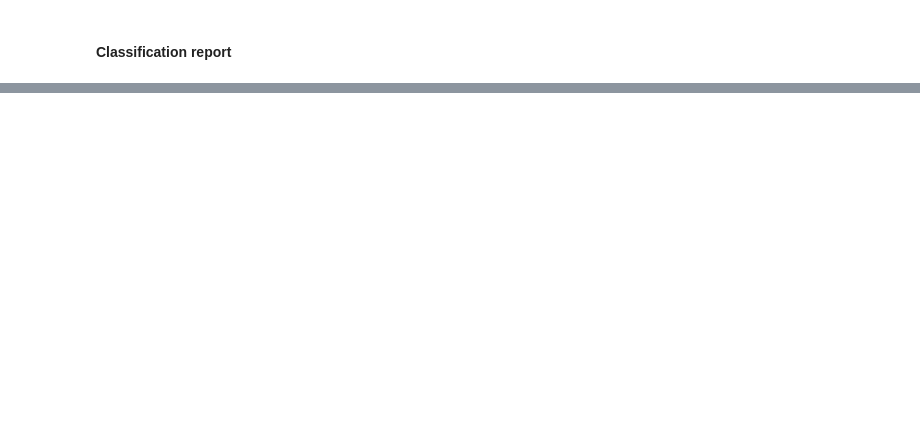
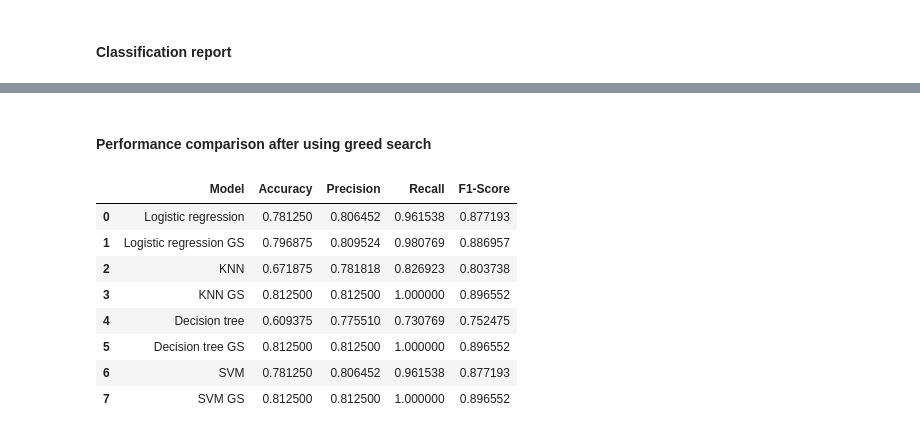
Before and after one commit to dalimvc/Clustering-and-Classification-Models, a Jupyter notebook: DS24-Classification-b21dalmi.ipynb, the cells around one changed output, grey strips where cells are left out. Cells and saved outputs as stored; diff of their text form; code cells hidden in the pictures; blank space fills up the shorter version.

```diff
--- a/DS24-Classification-b21dalmi.ipynb
+++ b/DS24-Classification-b21dalmi.ipynb
@@ -1341,0 +1342,27 @@ weighted avg       0.66      0.78      0.71        64
+# %% [markdown]
+<style>
+    h4 {
+        color: #d40047
+    }
+</style>
+<h4>Performance comparison after using greed search</h4>
+# %%
+metrics_2 = pd.DataFrame({
+    'Model': ['Logistic regression', 'Logistic regression GS', 'KNN', 'KNN GS', 'Decision tree', 'Decision tree GS', 'SVM', 'SVM GS'],
+    'Accuracy': [accuracy_log_regr, accuracy_lin_reg_greed_search, accuracy_knn, accuracy_knn_greed_search, accuracy_dt, accuracy_dt_greed_search, accuracy_svm, accuracy_svm_greed_search],
+    'Precision': [precision_log_regr, precision_log_regr_greed_search, precision_knn, precision_knn_greed_search, precision_dt, precision_dt_greed_search, precision_svm, precision_svm_greed_search],
+    'Recall': [recall_log_regr, recall_log_regr_greed_search, recall_knn, recall_knn_greed_search, recall_dt, recall_dt_greed_search, recall_svm, recall_svm_greed_search],
+    'F1-Score': [f1_log_reg, f1_log_reg_greed_search, f1_kmm, f1_kmm_greed_search, f1_dt, f1_dt_greed_search, f1_svm, f1_svm_greed_search]
+})
+
+metrics_2.head(8)
+# %% [output]
+|  | Model | Accuracy | Precision | Recall | F1-Score |
+| 0 | Logistic regression | 0.781250 | 0.806452 | 0.961538 | 0.877193 |
+| 1 | Logistic regression GS | 0.796875 | 0.809524 | 0.980769 | 0.886957 |
+| 2 | KNN | 0.671875 | 0.781818 | 0.826923 | 0.803738 |
+| 3 | KNN GS | 0.812500 | 0.812500 | 1.000000 | 0.896552 |
+| 4 | Decision tree | 0.609375 | 0.775510 | 0.730769 | 0.752475 |
+| 5 | Decision tree GS | 0.812500 | 0.812500 | 1.000000 | 0.896552 |
+| 6 | SVM | 0.781250 | 0.806452 | 0.961538 | 0.877193 |
+| 7 | SVM GS | 0.812500 | 0.812500 | 1.000000 | 0.896552 |
```
Also changed, not shown: parts of 24 cells of this notebook.
